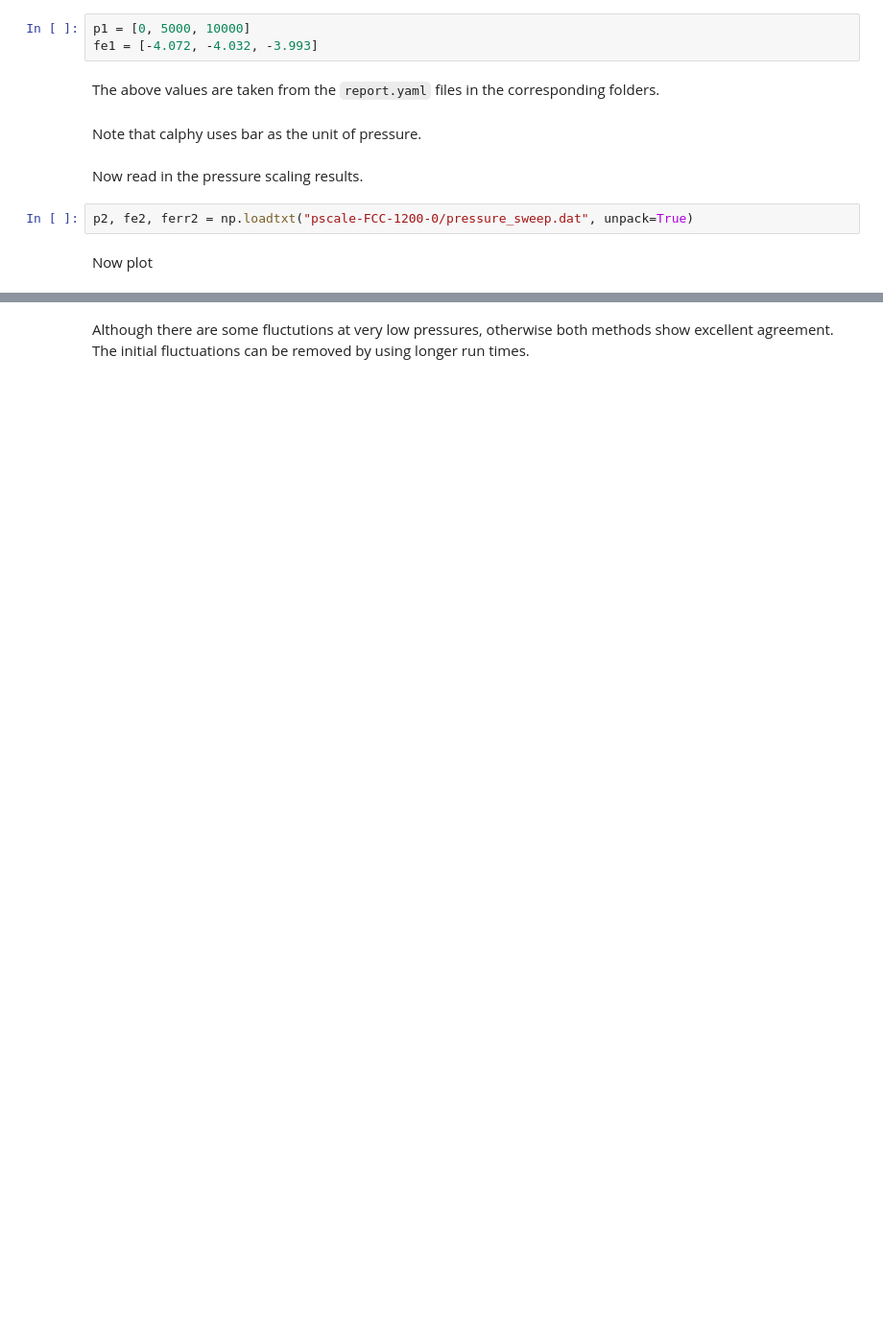
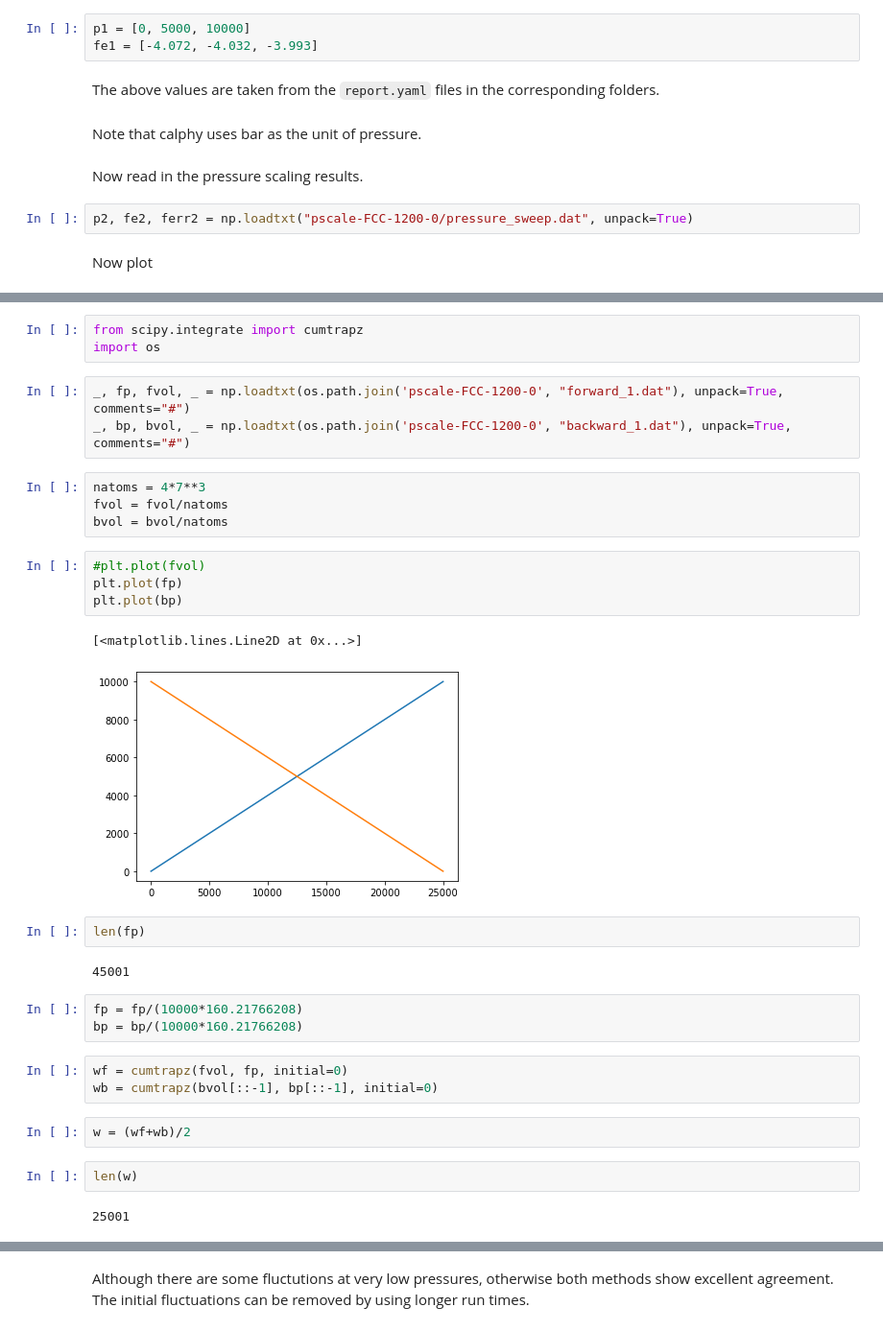
Before and after one commit to ICAMS/calphy, a Jupyter notebook: examples/example_09/analysis.ipynb, the cells around one changed output, grey strips where cells are left out. Shown at 96% size. Cells and saved outputs as stored; diff of their text form; blank space fills up the shorter version.

```diff
--- a/examples/example_09/analysis.ipynb
+++ b/examples/example_09/analysis.ipynb
@@ -43,0 +44,33 @@ plt.legend()
+# %%
+from scipy.integrate import cumtrapz
+import os
+# %%
+_, fp, fvol, _ = np.loadtxt(os.path.join('pscale-FCC-1200-0', "forward_1.dat"), unpack=True, comments="#")
+_, bp, bvol, _ = np.loadtxt(os.path.join('pscale-FCC-1200-0', "backward_1.dat"), unpack=True, comments="#")
+# %%
+natoms = 4*7**3
+fvol = fvol/natoms
+bvol = bvol/natoms
+# %%
+#plt.plot(fvol)
+plt.plot(fp)
+plt.plot(bp)
+# %% [output]
+[<matplotlib.lines.Line2D at 0x...>]
+[figure, added]
+# %%
+len(fp)
+# %% [output]
+45001
+# %%
+fp = fp/(10000*160.21766208)
+bp = bp/(10000*160.21766208)
+# %%
+wf = cumtrapz(fvol, fp, initial=0)
+wb = cumtrapz(bvol[::-1], bp[::-1], initial=0)
+# %%
+w = (wf+wb)/2
+# %%
+len(w)
+# %% [output]
+25001
```
Also changed, not shown: parts of 2 cells of this notebook, 4 other files.
